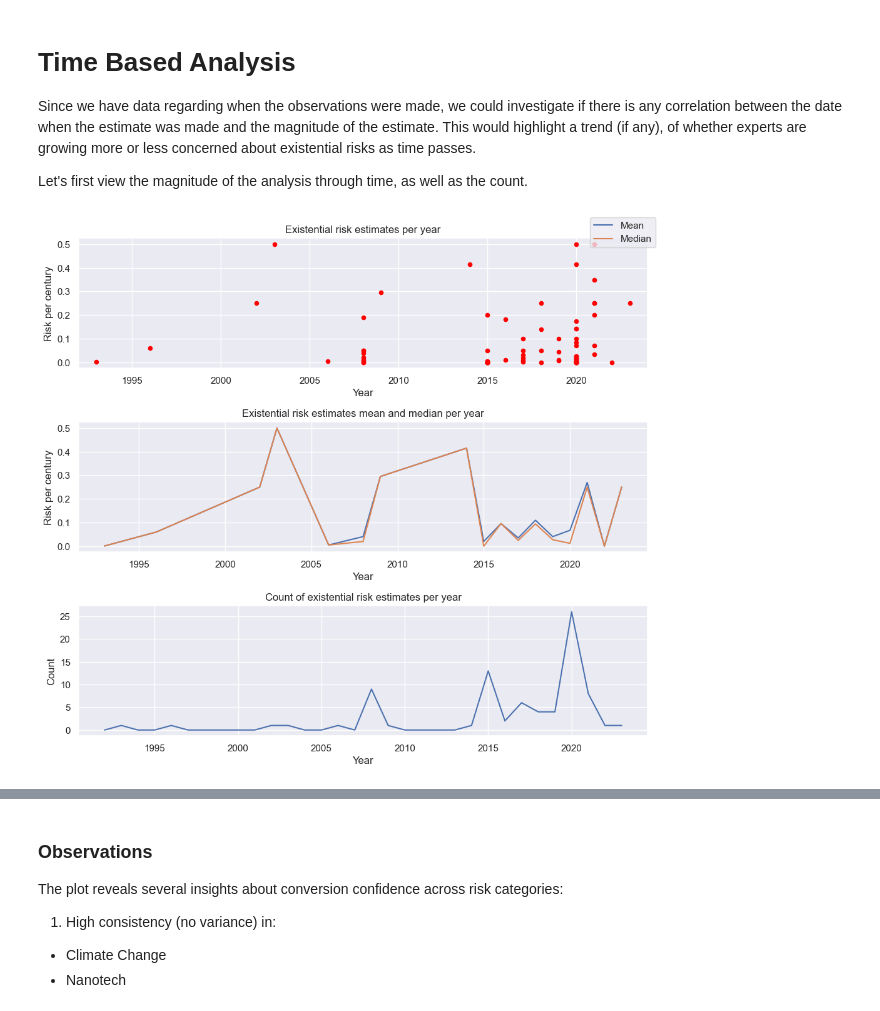
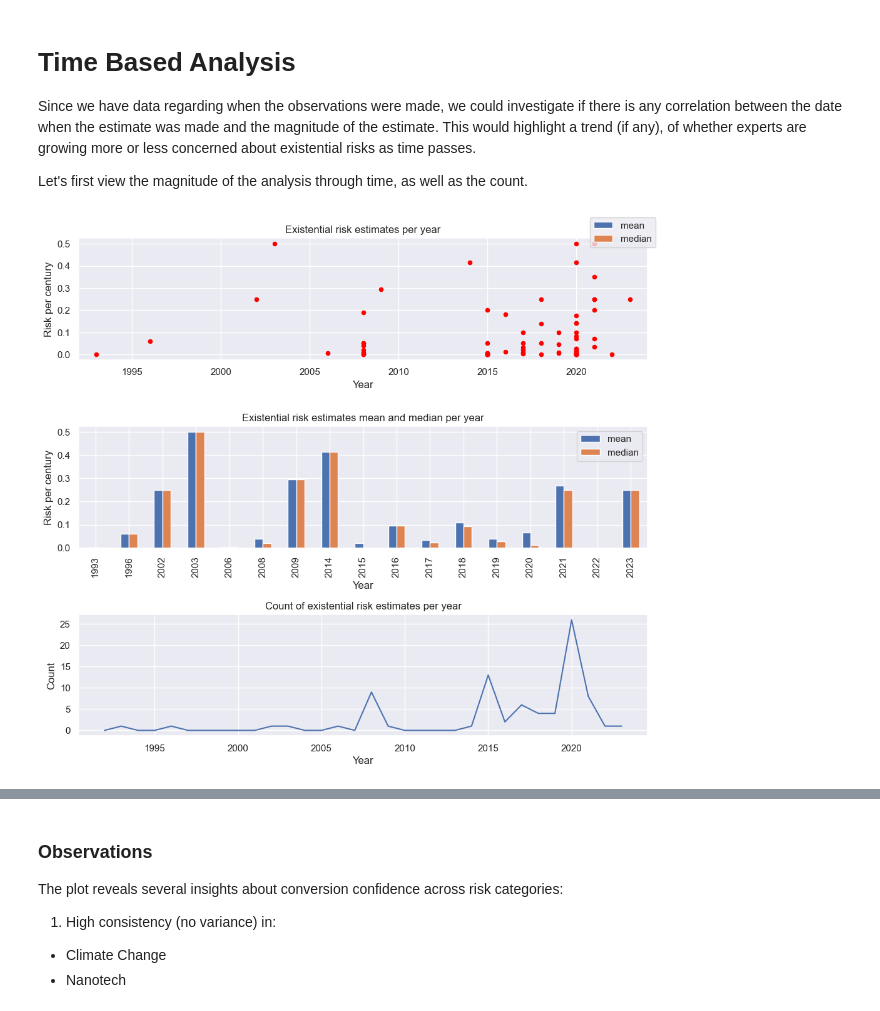
Before and after one commit to aarangop/the-extinction-game, a Jupyter notebook: x-risk-eda.ipynb, the cells around one changed output, grey strips where cells are left out. Drawn from its saved outputs; the diff is of its cells as text; code cells hidden in the pictures.

```diff
--- a/x-risk-eda.ipynb
+++ b/x-risk-eda.ipynb
@@ -6,9 +8,10 @@ In this notebook we go through the existential risk database to learn about the
 **Note from a human 🤓**: For this work, I used Claude AI to help me formulate some text sections and to help me process some data. I wrote most of it, and whatever I used from Claude I have thoroughly read. There are some sections entirely written by Claude AI though, which I've marked with 🤖. In those sections you'll find a "Note from a human 🤓" with an explanation.
 # %%
+# Imports and basic setup
 import pandas as pd
 import matplotlib.pyplot as plt
 import numpy as np
 import seaborn as sns
+from matplotlib.ticker import FuncFormatter
 
 sns.set_theme(style='darkgrid')
-orig_size = plt.rcParams['figure.figsize']
@@ -346,33 +492,34 @@ Let's first view the magnitude of the analysis through time, as well as the coun
 # %%
 # Visualize the risk estimates through the years.
 fig, axes = plt.subplots(3, figsize=(10, 9))
 year_range = (df['date'].min()-1, df['date'].max()+1)
 
+# Visualize risk estimates per year
 ax = axes[0]
 df.plot(kind='scatter', x='date', y='per_century_risk', color='red', ax=ax)
 ax.set_title('Existential risk estimates per year')
 ax.set_ylabel('Risk per century')
 ax.set_xlabel('Year')
 ax.set_xlim(year_range)
 
+# Visualize mean and median per year
 ax = axes[1]
-df.groupby('date')['per_century_risk'].mean().plot(ax=ax, label='Mean')
-df.groupby('date')['per_century_risk'].median().plot(ax=ax, label='Median')
+df.groupby('date')['per_century_risk'].agg(['mean', 'median']).plot(ax=ax, kind='bar')
 ax.set_title('Existential risk estimates mean and median per year')
 ax.set_ylabel('Risk per century')
 ax.set_xlabel('Year')
 fig.legend()
 
 # Visualize count of estimates per year
 ax = axes[2]
 value_count_per_year = np.zeros(year_range[1] - year_range[0])
 for year in range(*year_range):
   value_count_per_year[year - year_range[0]] = df[df['date'] == year].shape[0]
 ax.plot(range(*year_range), value_count_per_year)
 ax.set_title('Count of existential risk estimates per year')
 ax.set_ylabel('Count')
 ax.set_xlabel('Year')
 fig.tight_layout()
 # %% [output]
-[figure, old version]
+[figure, new version]
 # %% [markdown]
```
Also changed, not shown: parts of 48 cells of this notebook, 2 other files.
